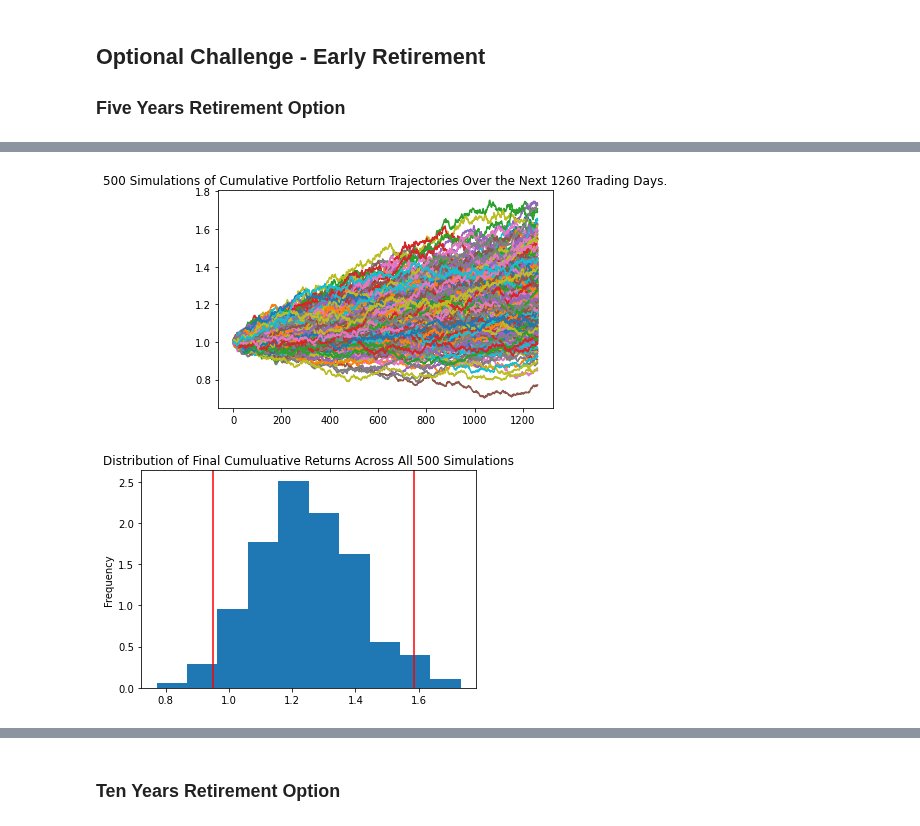
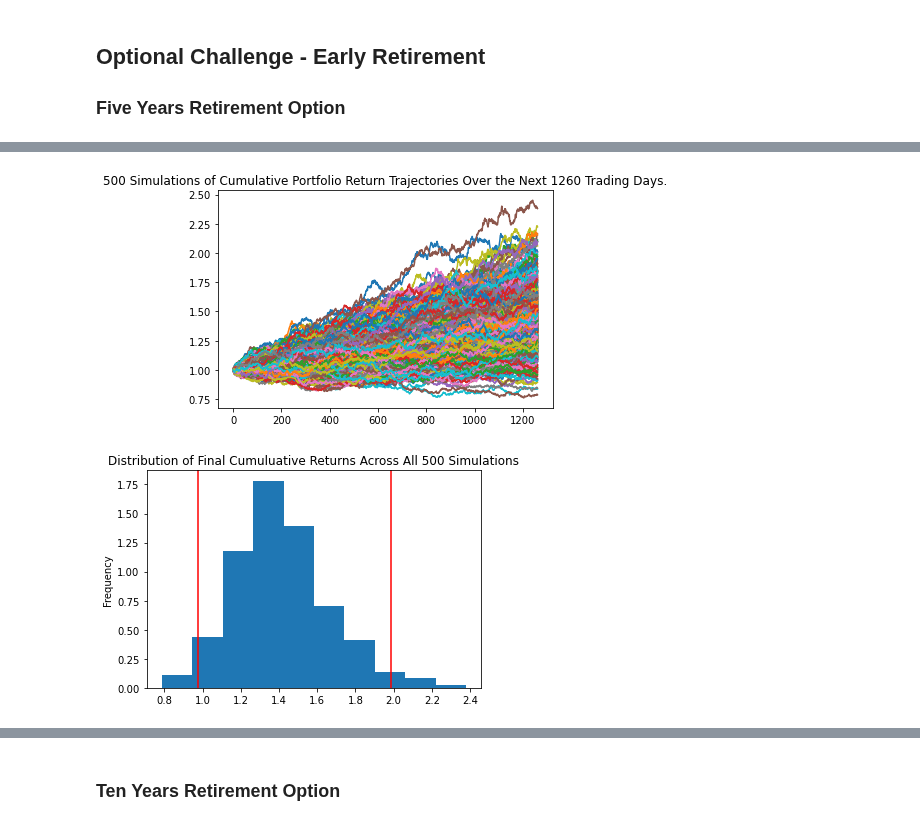
Before and after one commit to wdenetsosie/module_5_challenge, a Jupyter notebook: financial-planner.ipynb, the cells around one changed output, grey strips where cells are left out. Cells and saved outputs as stored; diff of their text form; code cells hidden in the pictures.

```diff
--- a/financial-planner.ipynb
+++ b/financial-planner.ipynb
@@ -333,10 +369,17 @@ There is a 95% chance that an initial investment of $30000.0 in the portfolio ov
 ### Five Years Retirement Option
 # %%
 # Configuring a Monte Carlo simulation to forecast 5 years cumulative returns
-# YOUR CODE HERE!
+num_sims = 500
 # %%
 # Running a Monte Carlo simulation to forecast 5 years cumulative returns
-# YOUR CODE HERE!
+MC_df_early = MCSimulation(
+    portfolio_data = df_portfolio,
+    weights = [.6,.4],
+    num_simulation = num_sims,
+    num_trading_days = 252*5
+)
+
+MC_df_early.calc_cumulative_return()
 # %% [output]
 Running Monte Carlo simulation number 0.
 Running Monte Carlo simulation number 10.
@@ -371,10 +425,10 @@ Running Monte Carlo simulation number 490.
 # %%
 # Plot simulation outcomes
-# YOUR CODE HERE!
+line_plot_2 = MC_df_early.plot_simulation()
 # %% [output]
-[figure, old version]
+[figure, new version]
 # %%
 # Plot probability distribution and confidence intervals
-# YOUR CODE HERE!
+dist_plot_2 = MC_df_early.plot_distribution()
 # %% [output]
-[figure, old version]
+[figure, new version]
```
Also changed, not shown: parts of 27 cells of this notebook, 2 other files.
